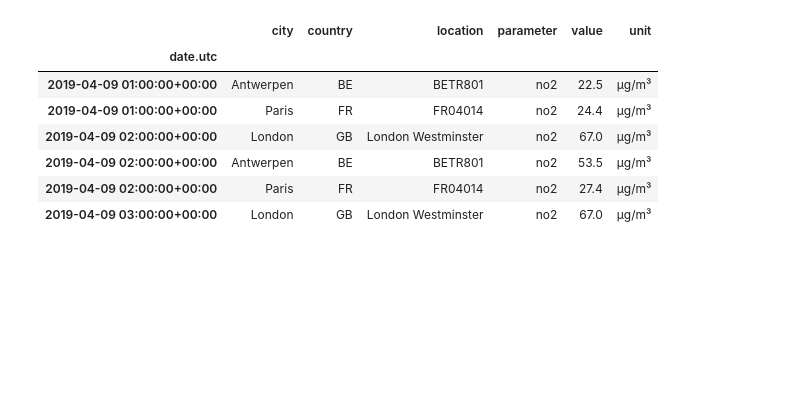
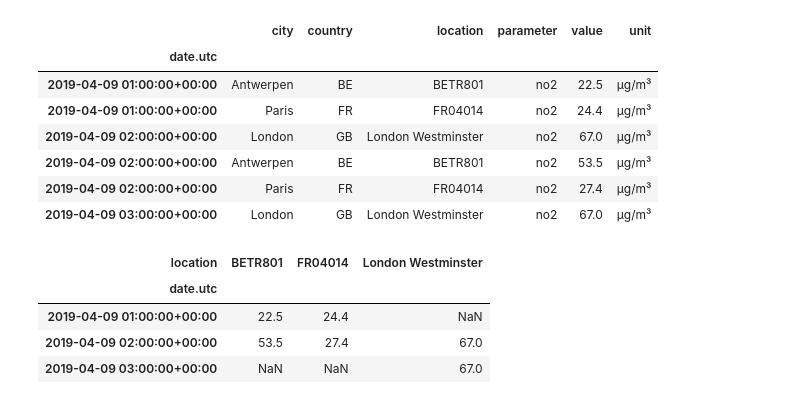
Before and after one commit to AGT-tech/pandas_tutorial_for_air_quality_data, a Jupyter notebook: pd_nb_aqd_no2.ipynb, the cells around one changed output. Drawn from its saved outputs; the diff is of its cells as text; code cells hidden in the pictures; blank space fills up the shorter version.

```diff
--- a/pd_nb_aqd_no2.ipynb
+++ b/pd_nb_aqd_no2.ipynb
@@ -167,3 +167,11 @@ no2_subset
 | 2019-04-09 02:00:00+00:00 | Antwerpen | BE | BETR801 | no2 | 53.5 | µg/m³ |
 | 2019-04-09 02:00:00+00:00 | Paris | FR | FR04014 | no2 | 27.4 | µg/m³ |
 | 2019-04-09 03:00:00+00:00 | London | GB | London Westminster | no2 | 67.0 | µg/m³ |
+# %%
+no2_subset.pivot(columns="location", values="value")
+# %% [output]
+| location | BETR801 | FR04014 | London Westminster |
+| date.utc |  |  |  |
+| 2019-04-09 01:00:00+00:00 | 22.5 | 24.4 | NaN |
+| 2019-04-09 02:00:00+00:00 | 53.5 | 27.4 | 67.0 |
+| 2019-04-09 03:00:00+00:00 | NaN | NaN | 67.0 |
```
